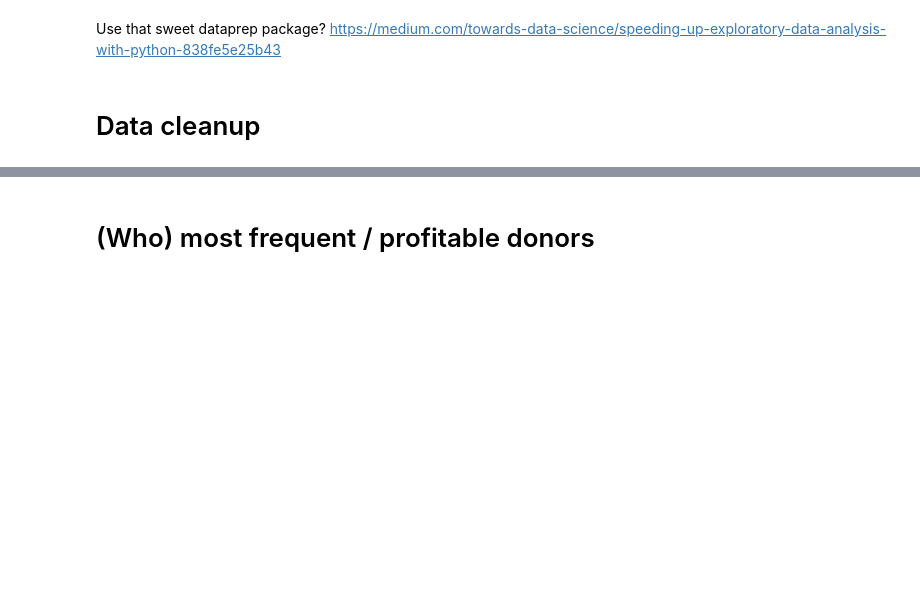
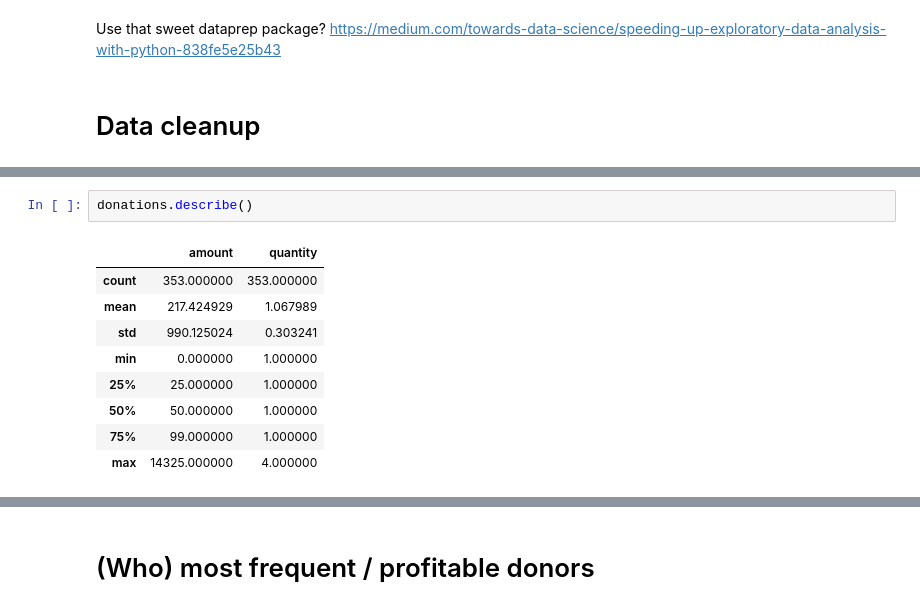
Before and after one commit to wcrowley342/Donordata, a Jupyter notebook: Donation_Data_Analysis.ipynb, the cells around one changed output, grey strips where cells are left out. Drawn from its saved outputs; the diff is of its cells as text; blank space fills up the shorter version.

```diff
--- a/Donation_Data_Analysis.ipynb
+++ b/Donation_Data_Analysis.ipynb
@@ -88,3 +113,15 @@ donations.head(5)
+# %%
+donations.describe()
+# %% [output]
+|  | amount | quantity |
+| count | 353.000000 | 353.000000 |
+| mean | 217.424929 | 1.067989 |
+| std | 990.125024 | 0.303241 |
+| min | 0.000000 | 1.000000 |
+| 25% | 25.000000 | 1.000000 |
+| 50% | 50.000000 | 1.000000 |
+| 75% | 99.000000 | 1.000000 |
+| max | 14325.000000 | 4.000000 |
 # %%
 #https://www.kite.com/python/answers/how-to-convert-a-pandas-dataframe-column-to-datetime-in-python
 
```
Also changed, not shown: parts of 7 cells of this notebook.
